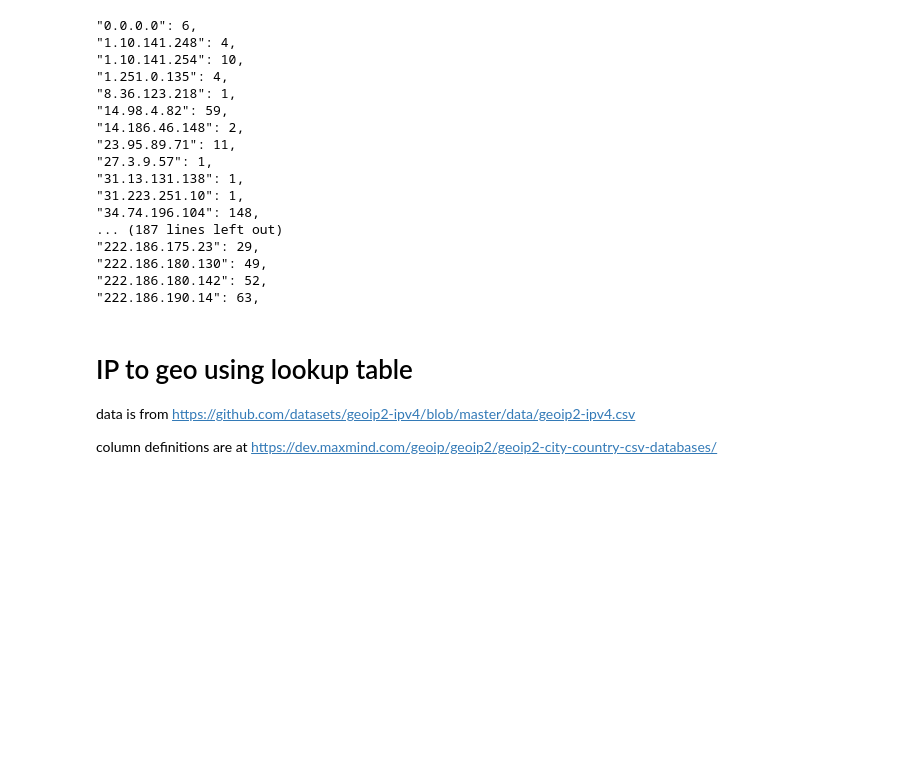
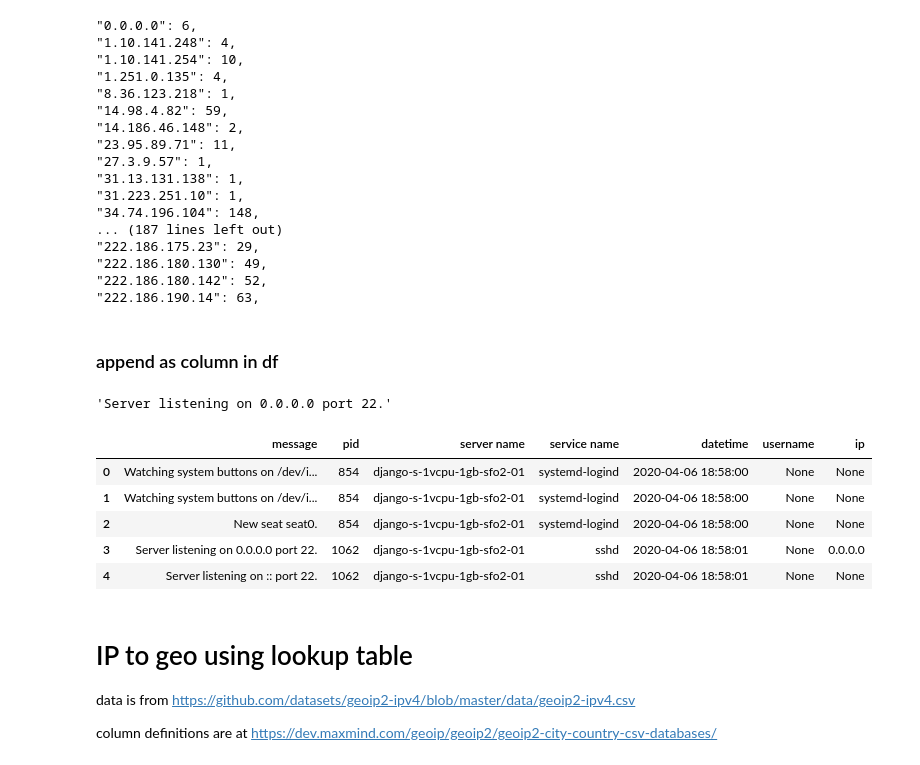
Before and after one commit to allofphysicsgraph/server-log-analysis, a Jupyter notebook: auth.ipynb, the cells around one changed output. Drawn from its saved outputs; the diff is of its cells as text; code cells hidden in the pictures; blank space fills up the shorter version.

```diff
--- a/auth.ipynb
+++ b/auth.ipynb
@@ -216,0 +224,12 @@ _=plt.xlabel('user name attempted')
+# %%
+def extract_username(msg):
+    if msg.startswith('Failed password for invalid user '):
+        return msg.replace('Failed password for invalid user ','').split(' ')[0]
+    elif msg.startswith('Failed password for '):
+        return msg.replace('Failed password for ','').split(' ')[0]
+    elif msg.startswith('Invalid user '):
+        return msg.replace('Invalid user ','').split(' ')[0]
+    else:
+        return None
+# %%
+df['username'] = df['message'].apply(extract_username)
@@ -282,3 +321,5 @@ for ip in sorted(list(d.keys()), key = lambda ip: ( int(ip.split(".")[0]),
 "222.186.180.130": 49,
 "222.186.180.142": 52,
 "222.186.190.14": 63,
+# %% [markdown]
+### append as column in df
@@ -284,0 +338,4 @@ for ip in sorted(list(d.keys()), key = lambda ip: ( int(ip.split(".")[0]),
+# %%
+df['message'][3]
+# %% [output]
+'Server listening on 0.0.0.0 port 22.'
@@ -285,3 +344,12 @@ for ip in sorted(list(d.keys()), key = lambda ip: ( int(ip.split(".")[0]),
+# %%
+df.head()
+# %% [output]
+|  | message | pid | server name | service name | datetime | username | ip |
+| 0 | Watching system buttons on /dev/i... | 854 | django-s-1vcpu-1gb-sfo2-01 | systemd-logind | 2020-04-06 18:58:00 | None | None |
+| 1 | Watching system buttons on /dev/i... | 854 | django-s-1vcpu-1gb-sfo2-01 | systemd-logind | 2020-04-06 18:58:00 | None | None |
+| 2 | New seat seat0. | 854 | django-s-1vcpu-1gb-sfo2-01 | systemd-logind | 2020-04-06 18:58:00 | None | None |
+| 3 | Server listening on 0.0.0.0 port 22. | 1062 | django-s-1vcpu-1gb-sfo2-01 | sshd | 2020-04-06 18:58:01 | None | 0.0.0.0 |
+| 4 | Server listening on :: port 22. | 1062 | django-s-1vcpu-1gb-sfo2-01 | sshd | 2020-04-06 18:58:01 | None | None |
 # %% [markdown]
 # IP to geo using lookup table
 data is from https://github.com/datasets/geoip2-ipv4/blob/master/data/geoip2-ipv4.csv
```
Also changed, not shown: parts of 22 cells of this notebook, 5 other files.
